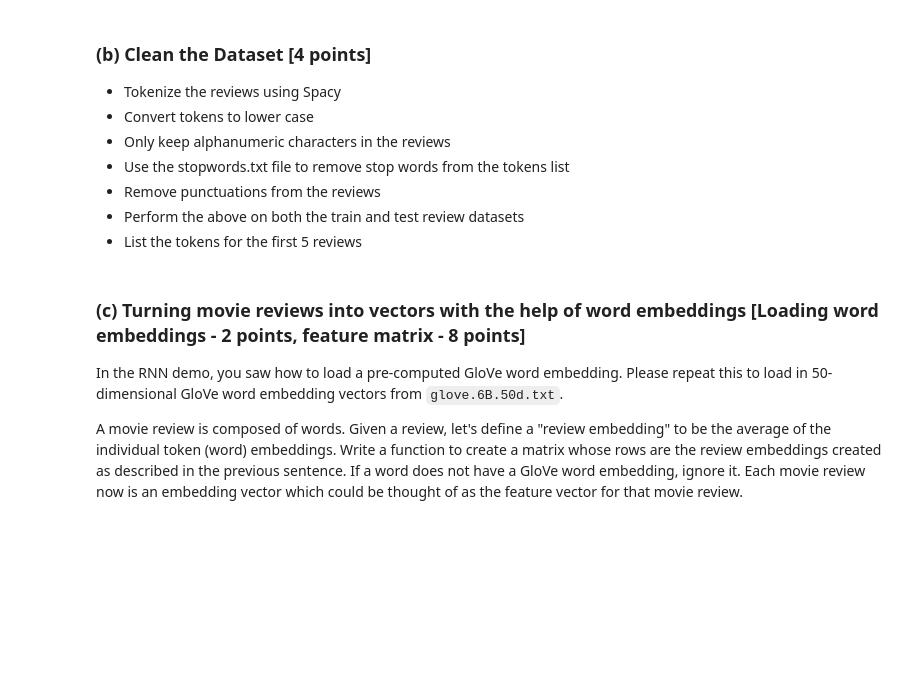
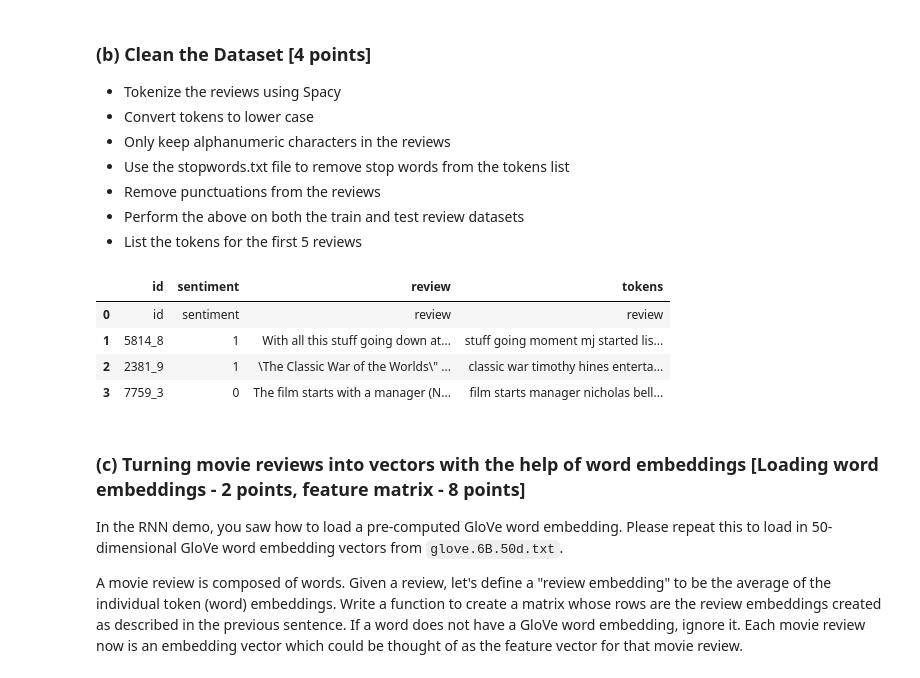
Before and after one commit to josealbr/exam, a Jupyter notebook: Final Exam - Q1.ipynb, the cells around one changed output. Drawn from its saved outputs; the diff is of its cells as text; code cells hidden in the pictures; blank space fills up the shorter version.

```diff
--- a/Final Exam - Q1.ipynb
+++ b/Final Exam - Q1.ipynb
@@ -30,3 +44,51 @@ Load the train and test files into a dataframe. Name the columns to help you in
+# %%
+import spacy
+import re
+nlp = spacy.load('en')
+
+with open("stopwords.txt") as f:
+    stopwords = f.read()
+    stopwords = stopwords.split('\n')
+
+
+def is_alpha(token):
+    if re.match('[a-zA-Z]+$', token):
+        return True
+    else:
+        return False
+
+def get_words(doc):
+    for token in doc:
+        if is_alpha(token.orth_):
+            yield token
+
+
+def remove_step_words(doc):
+    for token in doc:
+        if token.lower_:
+            pass
+
+def process(df):
+    column = []
+    for r in df['review']:
+        doc = nlp(r)
+        s = ''
+        for w in get_words(doc):
+            if not w.lower_ in stopwords:
+                s += w.lower_  + ' '
+        column.append(s)
+    return column
+
+train['tokens'] = process(train)
+test['tokens'] = process(test)
+# %%
+train.head(4)
+# %% [output]
+|  | id | sentiment | review | tokens |
+| 0 | id | sentiment | review | review |
+| 1 | 5814_8 | 1 | With all this stuff going down at... | stuff going moment mj started lis... |
+| 2 | 2381_9 | 1 | \The Classic War of the Worlds\" ... | classic war timothy hines enterta... |
+| 3 | 7759_3 | 0 | The film starts with a manager (N... | film starts manager nicholas bell... |
 # %% [markdown]
 ### (c) Turning movie reviews into vectors with the help of word embeddings [Loading word embeddings - 2 points, feature matrix - 8 points]
 
```
Also changed, not shown: parts of 9 cells of this notebook, 1 other file.
